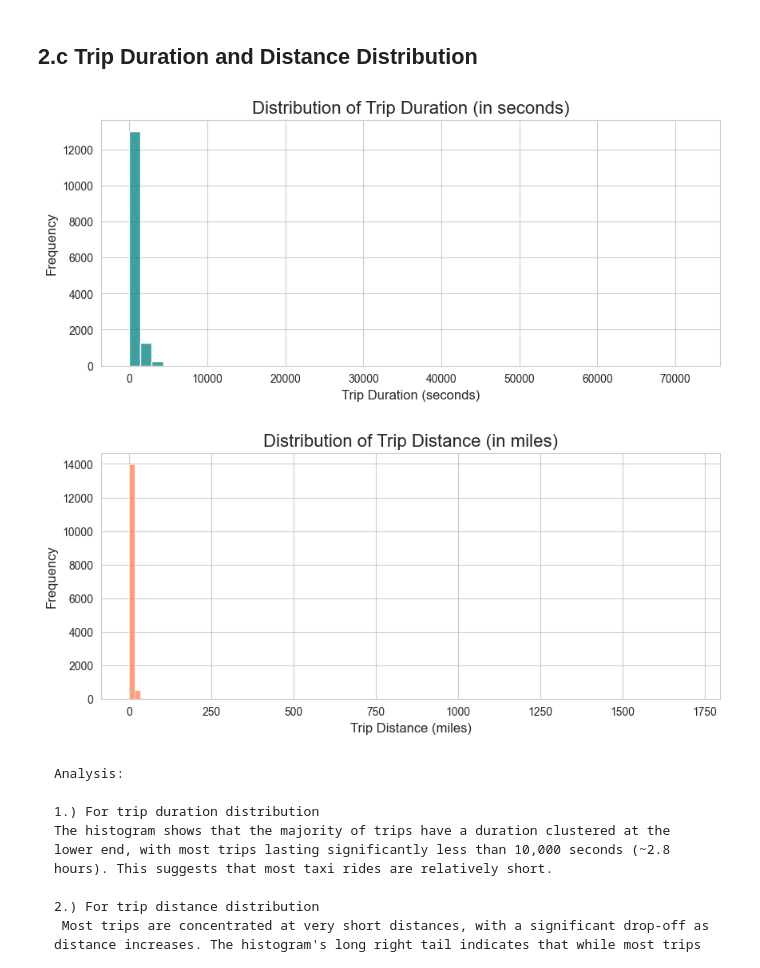
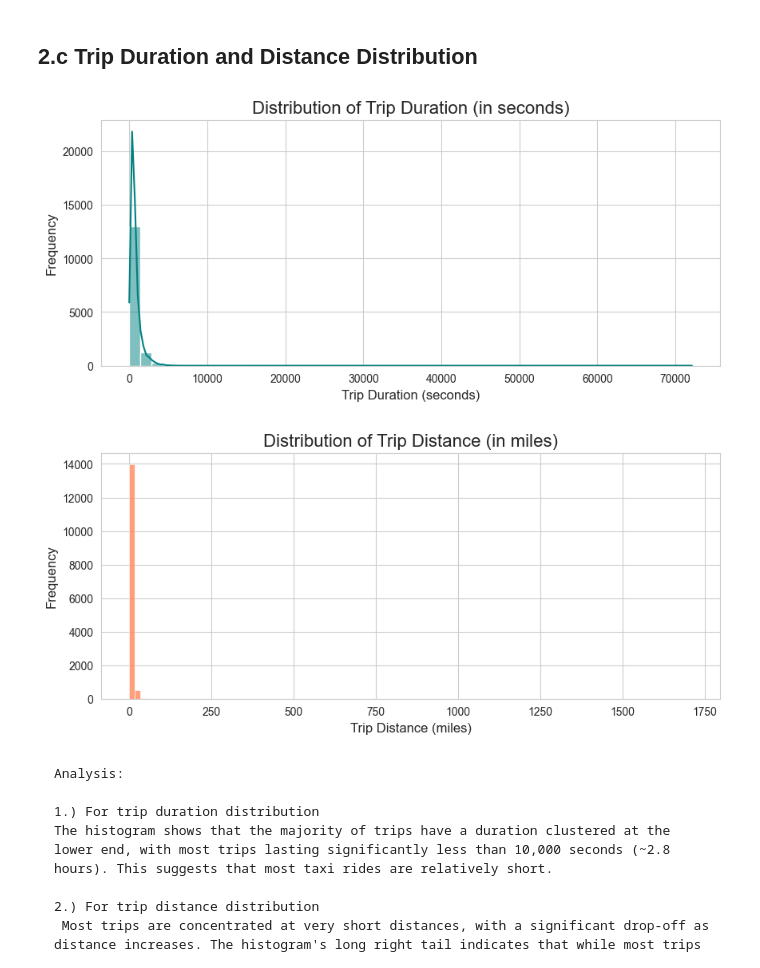
Before and after one commit to MalayKedia/CS215_assignments, a Jupyter notebook: Assignment5/Q2.ipynb, the cells around one changed output. Drawn from its saved outputs; the diff is of its cells as text; code cells hidden in the pictures.

````diff
--- a/Assignment5/Q2.ipynb
+++ b/Assignment5/Q2.ipynb
@@ -140,21 +140,21 @@ Efficiency: Knowing if peak hour trips are short or long can help optimize drive
 # %%
 # Plot histogram for trip duration (trip_seconds)
 plt.figure(figsize=(10,4))
-sns.histplot(df['trip_seconds'], bins=50, kde=False, color='teal')
+sns.histplot(df['trip_seconds'], bins=50, kde=True, color='teal')
 plt.title('Distribution of Trip Duration (in seconds)', fontsize=16)
 plt.xlabel('Trip Duration (seconds)', fontsize=12)
 plt.ylabel('Frequency', fontsize=12)
 plt.show()
 
 # Plot histogram for trip distance (trip_miles)
 plt.figure(figsize=(10,4))
 sns.histplot(df['trip_miles'], bins=100, kde=False, color='coral')
 plt.title('Distribution of Trip Distance (in miles)', fontsize=16)
 plt.xlabel('Trip Distance (miles)', fontsize=12)
 plt.ylabel('Frequency', fontsize=12)
 plt.show()
 # %% [output]
-[figure, old version]
+[figure, new version]
 [figure]
 # %% [markdown]
 ```
````
Also changed, not shown: parts of 2 cells of this notebook, 1 other file.
